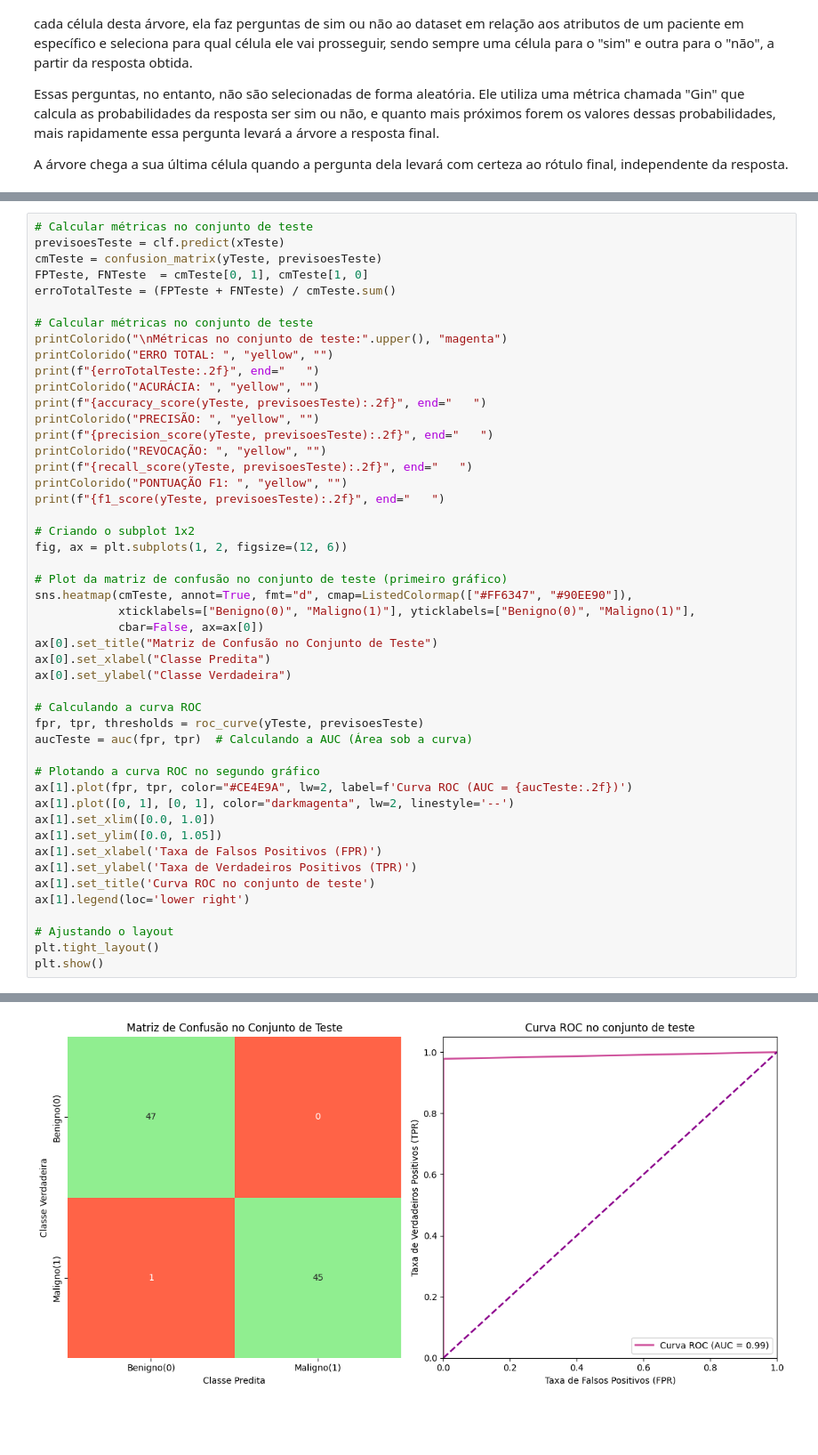
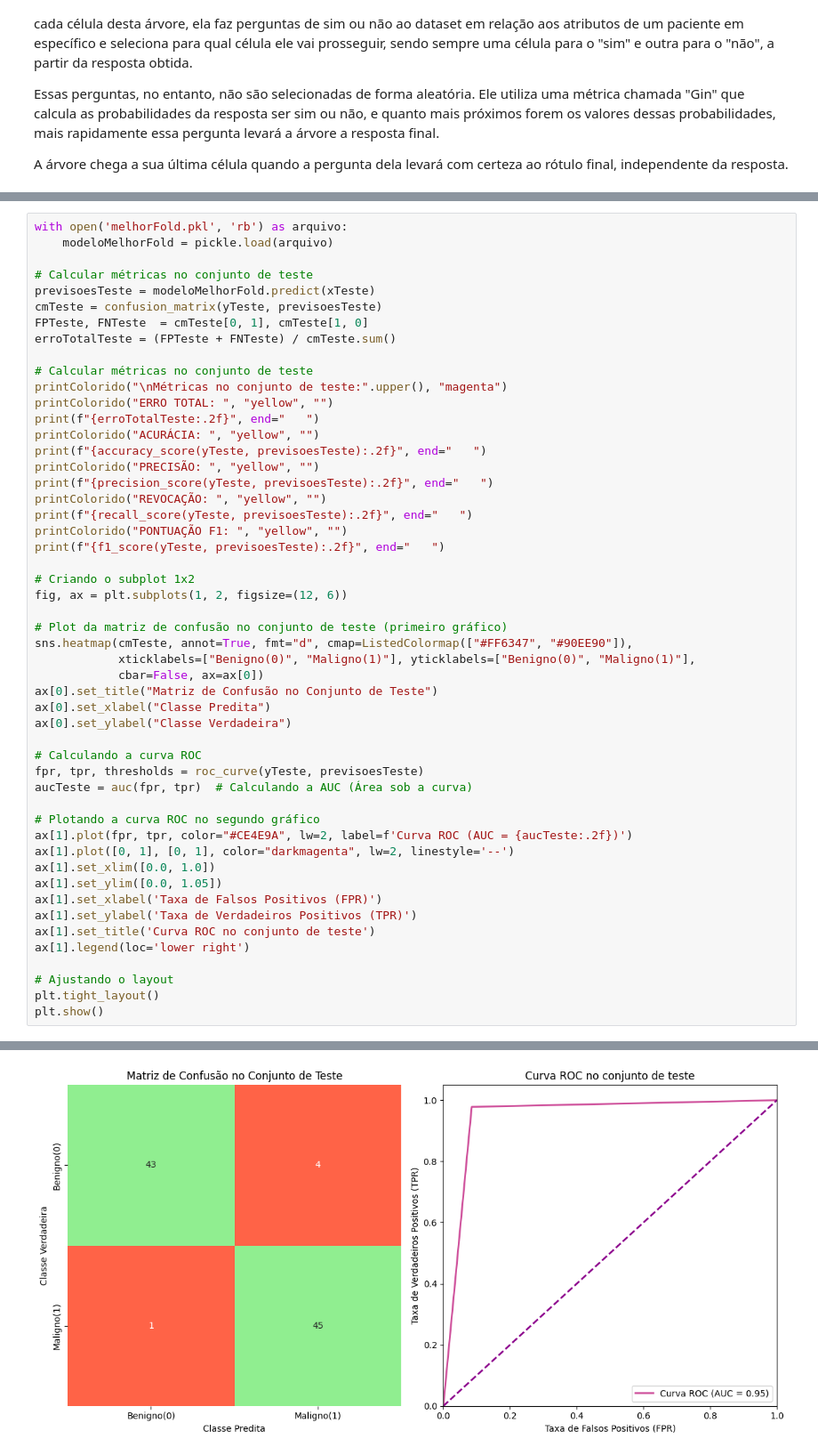
Before and after one commit to DavidOSilva/AprendizadoMaquina, a Jupyter notebook: ATIVIDADE IV - ARVORE DE DECISÃO/IAM_AVA04_davidoliveirasilva_andrecostalino.ipynb, the cells around one changed output, grey strips where cells are left out. Shown: that part at 89% size. Cells and saved outputs as stored; diff of their text form; blank space fills up the shorter version.

```diff
--- a/ATIVIDADE IV - ARVORE DE DECISÃO/IAM_AVA04_davidoliveirasilva_andrecostalino.ipynb
+++ b/ATIVIDADE IV - ARVORE DE DECISÃO/IAM_AVA04_davidoliveirasilva_andrecostalino.ipynb
@@ -289,6 +298,9 @@ ERRO TOTAL MÉDIO: 0.08 ± 0.01   ACURÁCIA MÉDIA: 0.92 ± 0.01   PRECISÃO MÉ
 # %%
+with open('melhorFold.pkl', 'rb') as arquivo:
+    modeloMelhorFold = pickle.load(arquivo)
+
 # Calcular métricas no conjunto de teste
-previsoesTeste = clf.predict(xTeste)
+previsoesTeste = modeloMelhorFold.predict(xTeste)
 cmTeste = confusion_matrix(yTeste, previsoesTeste)
 FPTeste, FNTeste  = cmTeste[0, 1], cmTeste[1, 0]
 erroTotalTeste = (FPTeste + FNTeste) / cmTeste.sum()
@@ -340 +352 @@ ERRO TOTAL: 0.01   ACURÁCIA: 0.99   PRECISÃO: 1.00   REVOCAÇÃO: 0.98   PONTU
-[figure, old version]
+[figure, new version]
```
Also changed, not shown: parts of 4 cells of this notebook, 1 other file.
